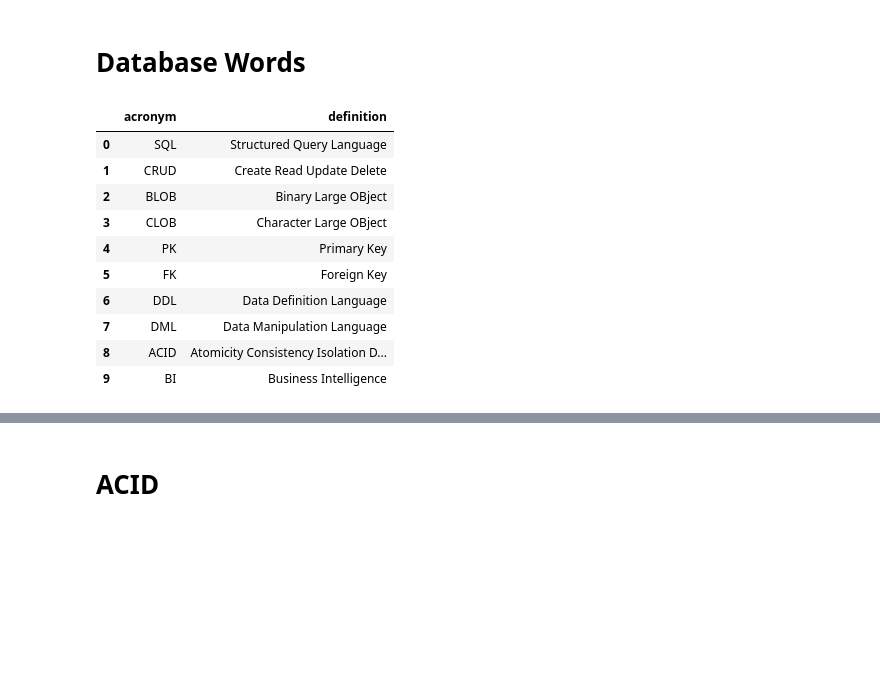
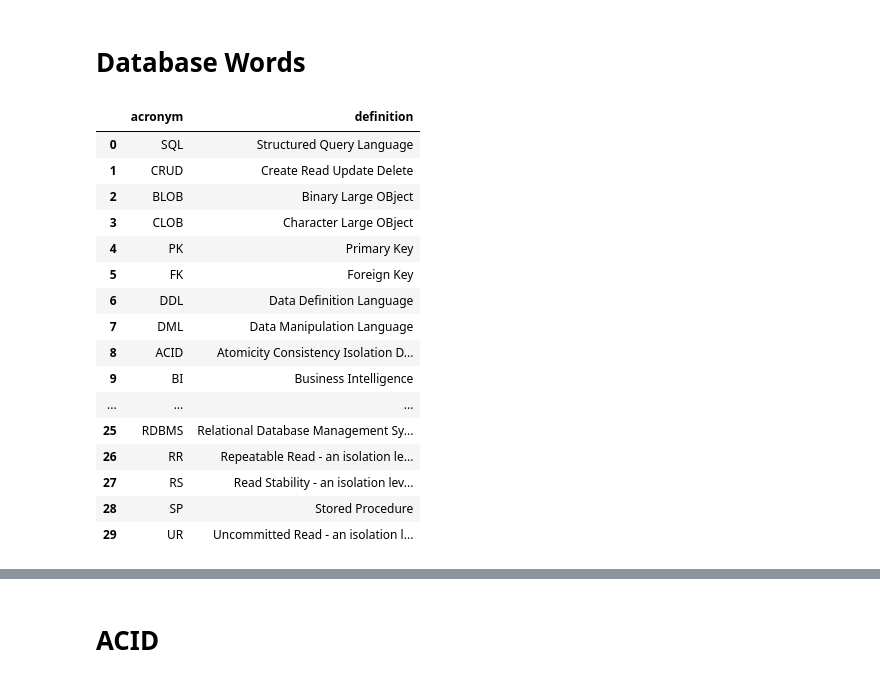
Before and after one commit to nicshub/notebooks, a Jupyter notebook: SQL2.ipynb, the cells around one changed output, grey strips where cells are left out. Drawn from its saved outputs; the diff is of its cells as text; code cells hidden in the pictures; blank space fills up the shorter version.

```diff
--- a/SQL2.ipynb
+++ b/SQL2.ipynb
@@ -34,19 +31,25 @@ The scope of SQL includes data query, data manipulation (insert, update and dele
 # %%
 acronyms=pd.read_csv('datasets/db_acronyms.txt')
 # %%
-acronyms.head(10)
+acronyms.head(50)
 # %% [output]
 |  | acronym | definition |
 | 0 | SQL | Structured Query Language |
 | 1 | CRUD | Create Read Update Delete |
 | 2 | BLOB | Binary Large OBject |
 | 3 | CLOB | Character Large OBject |
 | 4 | PK | Primary Key |
 | 5 | FK | Foreign Key |
 | 6 | DDL | Data Definition Language |
 | 7 | DML | Data Manipulation Language |
 | 8 | ACID | Atomicity Consistency Isolation D... |
 | 9 | BI | Business Intelligence |
+| ... | ... | ... |
+| 25 | RDBMS | Relational Database Management Sy... |
+| 26 | RR | Repeatable Read - an isolation le... |
+| 27 | RS | Read Stability - an isolation lev... |
+| 28 | SP | Stored Procedure |
+| 29 | UR | Uncommitted Read - an isolation l... |
 # %%
 # lower max_font_size, change the maximum number of word and lighten the background:
 wordcloud = WordCloud(max_font_size=50, max_words=100, background_color="black").generate(" ".join(acronyms['acronym']))
```
Also changed, not shown: parts of 29 cells of this notebook, 14 other files.
